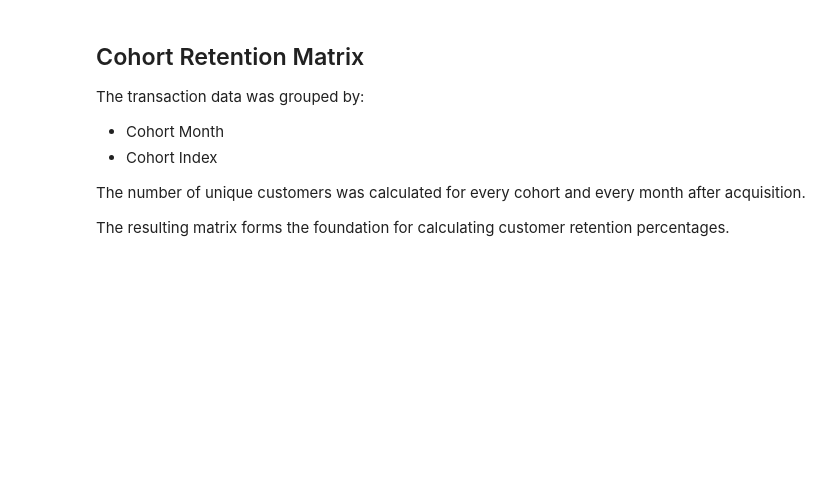
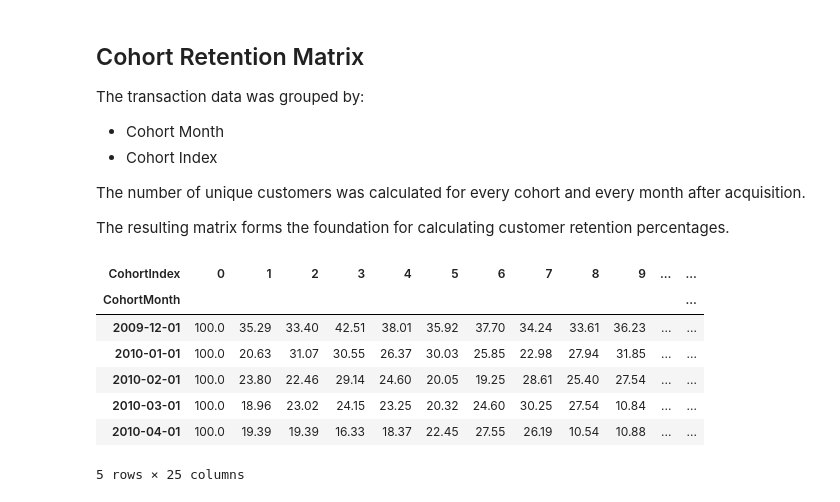
Before and after one commit to Tamoze/SaaS-ECommerce-Cohort-Retention-CLTV-Analysis, a Jupyter notebook: notebooks/week1-datacleaning.ipynb, the cells around one changed output. Saved outputs shown, nothing was run; the diff lists cells and outputs as text; code cells hidden in the pictures; blank space fills up the shorter version.

Commit message:
Calculate cohort retention percentages

```diff
--- a/notebooks/week1-datacleaning.ipynb
+++ b/notebooks/week1-datacleaning.ipynb
@@ -574,6 +574,12 @@ cohort_matrix.head()
 | 2010-03-01 | 443 | 84 | 102 | 107 | 103 | 90 | 109 | 134 | 122 | 48 | ... | ... |
 | 2010-04-01 | 294 | 57 | 57 | 48 | 54 | 66 | 81 | 77 | 31 | 32 | ... | ... |
 5 rows × 25 columns
+# %%
+# Calculate retention percentage for each cohort
+retention_matrix = cohort_matrix.divide(
+    cohort_matrix.iloc[:, 0],
+    axis=0
+)
 # %%
 print("Matrix Shape:", cohort_matrix.shape)
 # %% [output]
@@ -599,3 +605,19 @@ The transaction data was grouped by:
 The number of unique customers was calculated for every cohort and every month after acquisition.
 
 The resulting matrix forms the foundation for calculating customer retention percentages.
+# %%
+# Convert retention ratios to percentages
+retention_percentage = retention_matrix * 100
+# %%
+retention_percentage = retention_percentage.round(2)
+# %%
+retention_percentage.head()
+# %% [output]
+| CohortIndex | 0 | 1 | 2 | 3 | 4 | 5 | 6 | 7 | 8 | 9 | ... | ... |
+| CohortMonth |  |  |  |  |  |  |  |  |  |  |  | ... |
+| 2009-12-01 | 100.0 | 35.29 | 33.40 | 42.51 | 38.01 | 35.92 | 37.70 | 34.24 | 33.61 | 36.23 | ... | ... |
+| 2010-01-01 | 100.0 | 20.63 | 31.07 | 30.55 | 26.37 | 30.03 | 25.85 | 22.98 | 27.94 | 31.85 | ... | ... |
+| 2010-02-01 | 100.0 | 23.80 | 22.46 | 29.14 | 24.60 | 20.05 | 19.25 | 28.61 | 25.40 | 27.54 | ... | ... |
+| 2010-03-01 | 100.0 | 18.96 | 23.02 | 24.15 | 23.25 | 20.32 | 24.60 | 30.25 | 27.54 | 10.84 | ... | ... |
+| 2010-04-01 | 100.0 | 19.39 | 19.39 | 16.33 | 18.37 | 22.45 | 27.55 | 26.19 | 10.54 | 10.88 | ... | ... |
+5 rows × 25 columns
```
Also changed, not shown: parts of 3 cells of this notebook.
